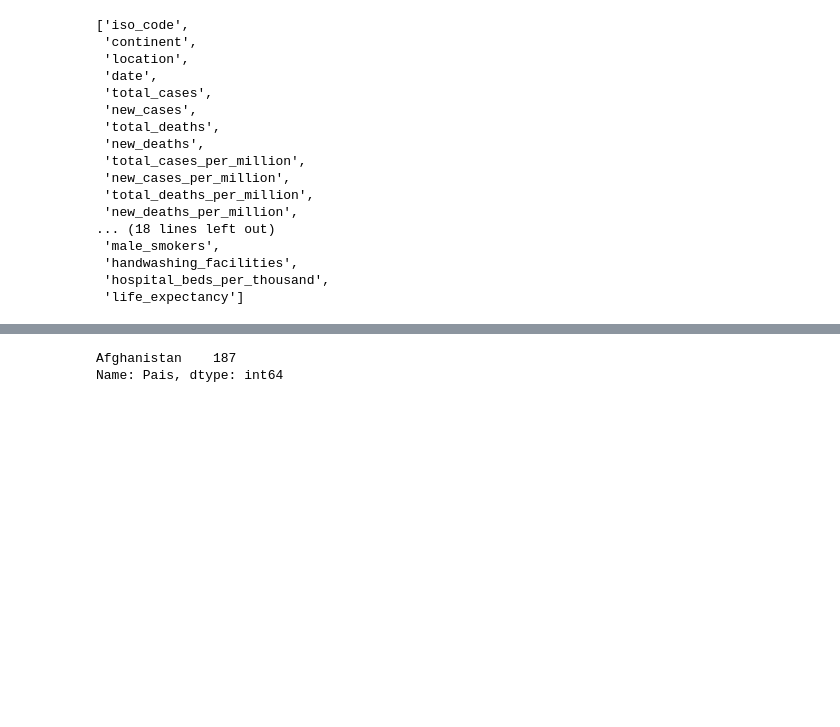
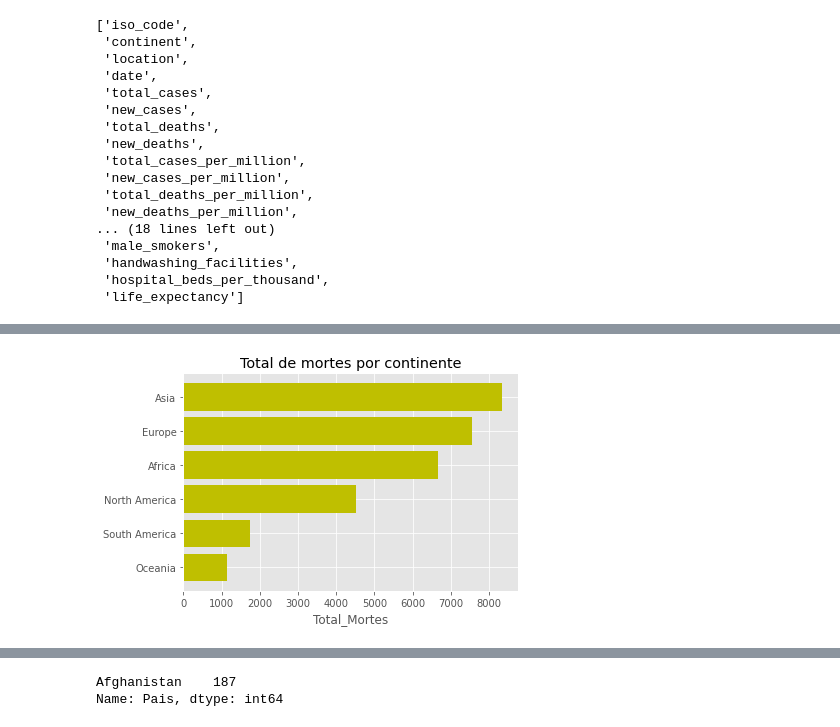
Before and after one commit to CarolBragaRJ/R4_SENACRJ_PROJETO_BIGDATA_NA_THREAD_DO_COVID_19, a Jupyter notebook: R4_AnaliseExploratoria_Covid_e_Mundo.ipynb, the cells around one changed output, grey strips where cells are left out. Saved outputs shown, nothing was run; the diff lists cells and outputs as text; code cells hidden in the pictures; blank space fills up the shorter version.

```diff
--- a/R4_AnaliseExploratoria_Covid_e_Mundo.ipynb
+++ b/R4_AnaliseExploratoria_Covid_e_Mundo.ipynb
@@ -308,2 +282,20 @@ corr.style.background_gradient(cmap='coolwarm')
+# %%
+#Vamos plotar um gráfico para os casos de pessoas com óbitos
+fig, ax = plt.subplots()
+
+y_pos = np.arange(len(dataset['Continente'].value_counts()[:20]))
+values = dataset['Continente'].value_counts()[:20]
+segmentos = dataset['Continente'].unique()[:20]
+
+ax.barh(y_pos, values, align='center', color='y')
+ax.set_yticks(y_pos)
+ax.set_yticklabels(segmentos)
+ax.invert_yaxis()
+ax.set_xlabel('Total_Mortes')
+ax.set_title('Total de mortes por continente')
+
+plt.show()
+# %% [output]
+[figure, added]
 # %%
 #Avaliando o quantitativo de casos com mais de 65 anos das pessoas que foram contabinadas
```
Also changed, not shown: parts of 72 cells of this notebook.
